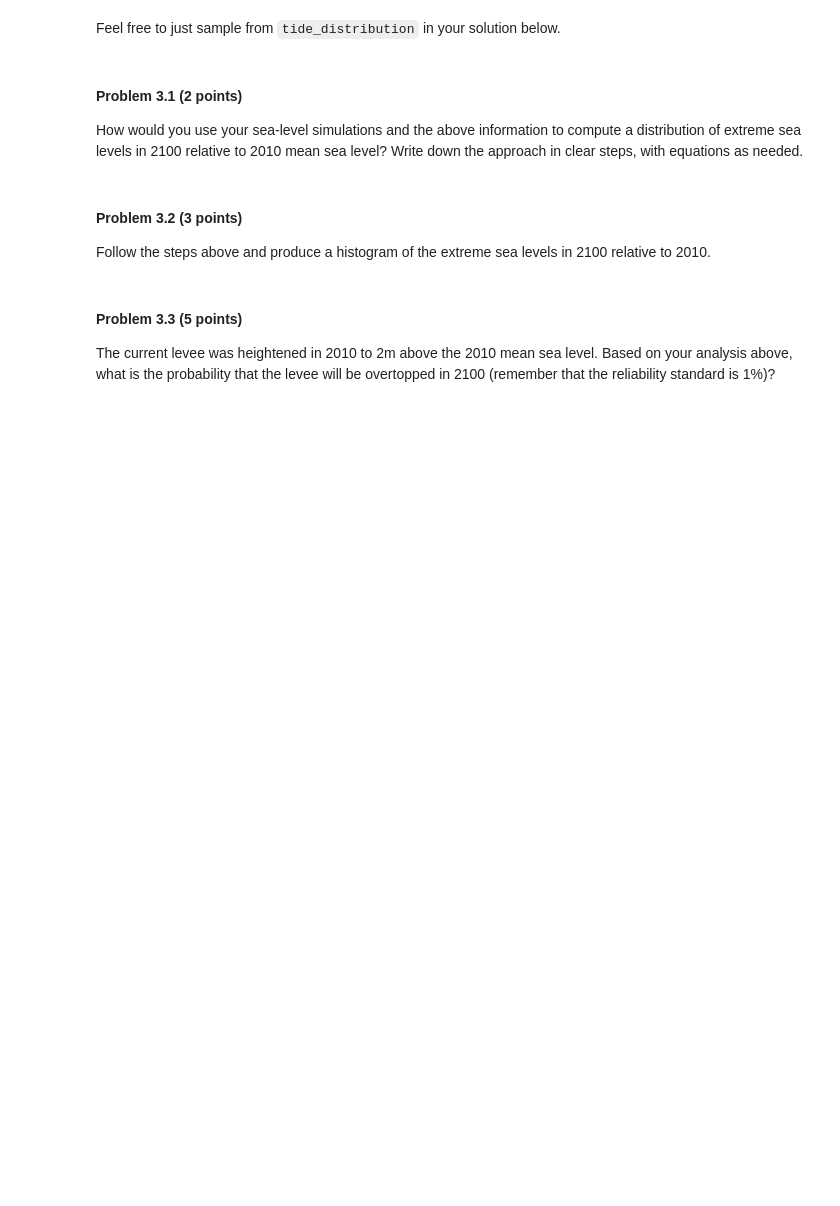
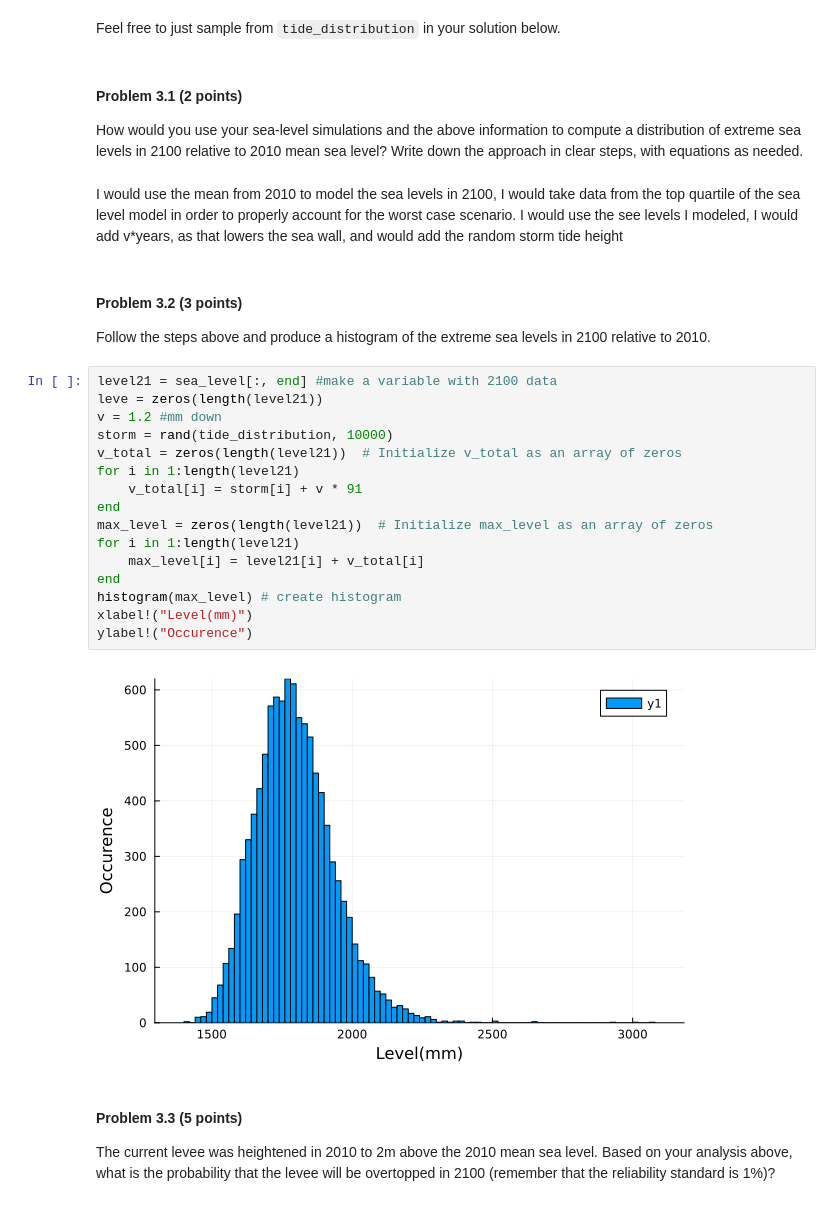
Before and after one commit to BEE4750-FA23/hw3-henrysigel, a Jupyter notebook: hw03.ipynb, the cells around one changed output. Drawn from its saved outputs; the diff is of its cells as text; blank space fills up the shorter version.

```diff
--- a/hw03.ipynb
+++ b/hw03.ipynb
@@ -380,11 +379,31 @@ How would you use your sea-level simulations and the above information
 to compute a distribution of extreme sea levels in 2100 relative to 2010
 mean sea level? Write down the approach in clear steps, with equations
 as needed.
+# %% [markdown]
+I would use the mean from 2010 to model the sea levels in 2100, I would take data from the top quartile of the sea level model in order to properly account for the worst case scenario. I would use the see levels I modeled, I would add  v*years, as that lowers the sea wall, and would add the random storm tide height
 # %% [markdown]
 #### Problem 3.2 (3 points)
 
 Follow the steps above and produce a histogram of the extreme sea levels
 in 2100 relative to 2010.
+# %%
+level21 = sea_level[:, end] #make a variable with 2100 data
+leve = zeros(length(level21))
+v = 1.2 #mm down
+storm = rand(tide_distribution, 10000)
+v_total = zeros(length(level21))  # Initialize v_total as an array of zeros
+for i in 1:length(level21)
+    v_total[i] = storm[i] + v * 91
+end
+max_level = zeros(length(level21))  # Initialize max_level as an array of zeros
+for i in 1:length(level21)
+    max_level[i] = level21[i] + v_total[i]
+end
+histogram(max_level) # create histogram
+xlabel!("Level(mm)")
+ylabel!("Occurence")
+# %% [output]
+[figure, added]
 # %% [markdown]
 #### Problem 3.3 (5 points)
 
```
Also changed, not shown: parts of 8 cells of this notebook.
